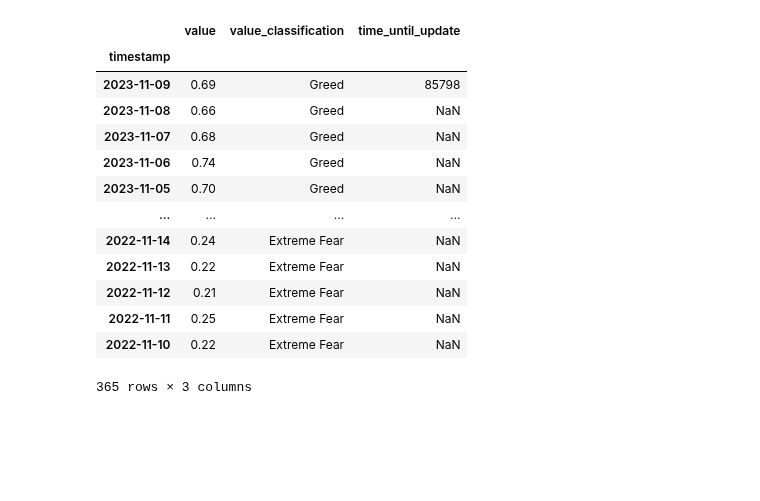
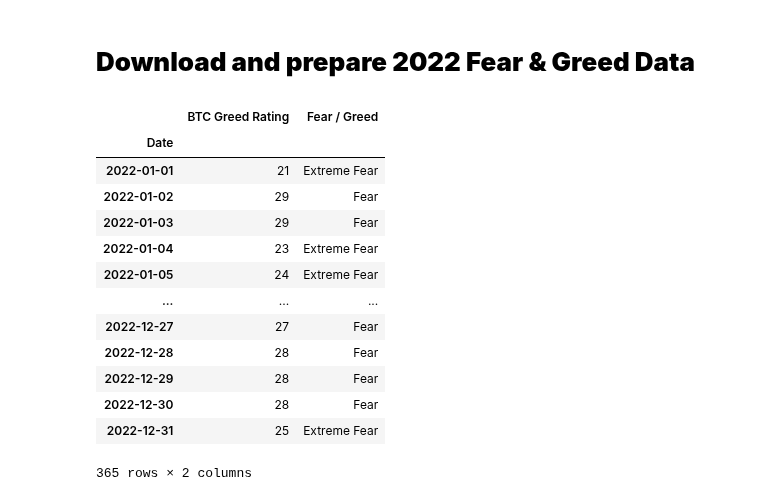
Before and after one commit to MontgomeryG/Group3Project1, a Jupyter notebook: fear_greed.ipynb, the cells around one changed output. Saved outputs shown, nothing was run; the diff lists cells and outputs as text; code cells hidden in the pictures; blank space fills up the shorter version.

```diff
--- a/fear_greed.ipynb
+++ b/fear_greed.ipynb
@@ -1,45 +10,51 @@
+# %% [markdown]
+# **Download and prepare 2022 Fear & Greed Data**
 # %%
-import requests
-import pandas as pd
-import matplotlib.pyplot as plt
-
-# Define the URL with the limit parameter to get data for the year 2022
-fgi_url = 'https://api.alternative.me/fng/?limit=365'
+# Define the URL with the limit parameter to get data for the year 2022 Fear & Greed
+fgi_url = 'https://api.alternative.me/fng/?limit=730'
 response = requests.get(fgi_url)
 response_json = response.json()
 
-# Create a list with the data of the index for the year 2022
+# Create a list with the data of the index for the year 2022 Fear & Greed
 fg_index_list = response_json['data']
 
 # Convert the list to a Pandas DataFrame
 df = pd.DataFrame(fg_index_list)
 
 # Convert the timestamp to "yyyy-mm-dd" format and set it as the index
 df['timestamp'] = pd.to_datetime(df['timestamp'], unit='s').dt.strftime('%Y-%m-%d')
-df.set_index('timestamp', inplace=True)
+
 
 # Convert the 'value' column to a numeric data type (float)
 df['value'] = pd.to_numeric(df['value'], errors='coerce')
 
-# Divide the 'value' column by 100
-df['value'] = df['value'] / 100
+# Sort the DataFrame by the index (earliest date)
+df.sort_index(inplace=True)
 
+df.rename(columns={'timestamp' : 'Date', 'value' : 'BTC Greed Rating', 'value_classification' : 'Fear / Greed'}, inplace=True)
+df.drop(columns=['time_until_update'], inplace=True)
+df.set_index('Date', inplace=True)
+# Sort the DataFrame by the index (earliest date)
+df.sort_index(inplace=True)
 
-df
+# Filter for the year 2022-01-01 to 2022-12-31
+df_2022 = df.loc['2022-01-01':'2022-12-31']
+
+df_2022
 # %% [output]
-|  | value | value_classification | time_until_update |
-| timestamp |  |  |  |
-| 2023-11-09 | 0.69 | Greed | 85798 |
-| 2023-11-08 | 0.66 | Greed | NaN |
-| 2023-11-07 | 0.68 | Greed | NaN |
-| 2023-11-06 | 0.74 | Greed | NaN |
-| 2023-11-05 | 0.70 | Greed | NaN |
-| ... | ... | ... | ... |
-| 2022-11-14 | 0.24 | Extreme Fear | NaN |
-| 2022-11-13 | 0.22 | Extreme Fear | NaN |
-| 2022-11-12 | 0.21 | Extreme Fear | NaN |
-| 2022-11-11 | 0.25 | Extreme Fear | NaN |
-| 2022-11-10 | 0.22 | Extreme Fear | NaN |
+|  | BTC Greed Rating | Fear / Greed |
+| Date |  |  |
+| 2022-01-01 | 21 | Extreme Fear |
+| 2022-01-02 | 29 | Fear |
+| 2022-01-03 | 29 | Fear |
+| 2022-01-04 | 23 | Extreme Fear |
+| 2022-01-05 | 24 | Extreme Fear |
+| ... | ... | ... |
+| 2022-12-27 | 27 | Fear |
+| 2022-12-28 | 28 | Fear |
+| 2022-12-29 | 28 | Fear |
+| 2022-12-30 | 28 | Fear |
+| 2022-12-31 | 25 | Extreme Fear |
-365 rows × 3 columns
+365 rows × 2 columns
 # %%
 # Plot the data using .plot() method
```
Also changed, not shown: parts of 13 cells of this notebook, 3 other files.
